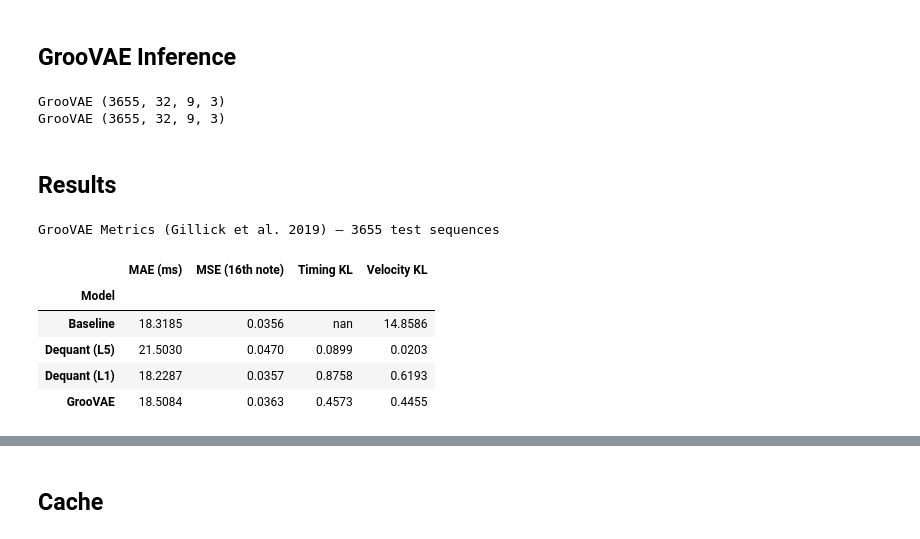
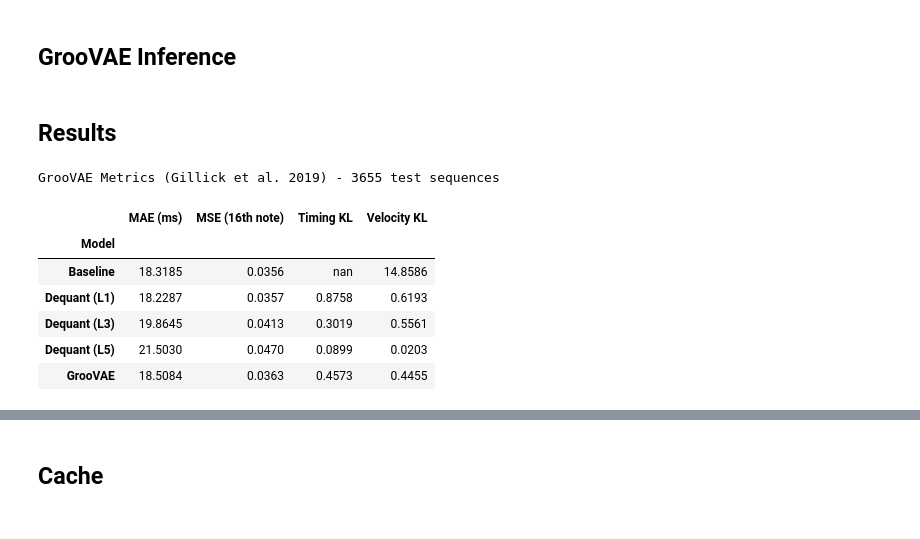
Before and after one commit to amonbenson/dequant, a Jupyter notebook: notebooks/compute_quantitative_metrics.ipynb, the cells around one changed output, grey strips where cells are left out. Saved outputs shown, nothing was run; the diff lists cells and outputs as text; code cells hidden in the pictures.

```diff
--- a/notebooks/compute_quantitative_metrics.ipynb
+++ b/notebooks/compute_quantitative_metrics.ipynb
@@ -27,7 +29,6 @@ from pathlib import Path
 import numpy as np
 import pandas as pd
 import torch
-import pretty_midi
 
 # Make the project root importable from within the notebooks/ directory
 ROOT = Path("..").resolve()
@@ -42,11 +43,11 @@ MAGENTA_PYTHON = MAGENTA_VENV / "bin/python"
 MAGENTA_SCRIPT = ROOT / "notebooks/magenta_groovae_infer.py"
 
 # Configuration
-CHECKPOINT_PATH = ROOT / ".data/checkpoints/dequant.pt"
 CHECKPOINT_PATH_L1 = ROOT / ".data/checkpoints/dequant_l1.pt"
+CHECKPOINT_PATH_L3 = ROOT / ".data/checkpoints/dequant_l3.pt"
+CHECKPOINT_PATH_L5 = ROOT / ".data/checkpoints/dequant_l5.pt"
 TEST_DATA_DIR = ROOT / ".data/dataset/test"
 GROOVAE_CKPT_DIR = ROOT / ".data/groovae_2bar_humanize"
-DEVICE = "cuda" if torch.cuda.is_available() else "cpu"
 
 # Evaluation window: 32 steps = 2 bars at 4 steps/beat in 4/4 time.
 # groovae_2bar_humanize operates on 2-bar (32-step) windows and is specifically
@@ -58,6 +59,3 @@ EVAL_SEQ_LEN = 32
 N_SAMPLES = 3655  # number of test sequences (one per track for diversity)
 TEMPO_BPM = 120
 STEPS_PER_BEAT = CONFIG.model.drums.steps_per_beat  # = 4; used in KL grouping and MAE unit convers
-
-print(f"Device: {DEVICE}")
-print(f"Checkpoint: {CHECKPOINT_PATH}")
@@ -96,6 +110,6 @@ Implementations follow the definitions in Gillick et al. (2019) §6.2 exactly:
 # %%
 def timing_mae(pred_offsets: np.ndarray, gt_offsets: np.ndarray, hit_mask: np.ndarray) -> float:
-    """Mean absolute timing error in milliseconds at GT hit positions (Gillick et al. §6.2)."""
+    """Mean absolute timing error in milliseconds at GT hit positions (Gillick et al. S6.2)."""
     ms_per_step = 60_000.0 / (TEMPO_BPM * STEPS_PER_BEAT)
     return float(np.abs(pred_offsets[hit_mask] - gt_offsets[hit_mask]).mean() * ms_per_step)
 
@@ -107,7 +121,7 @@ def timing_mse(pred_offsets: np.ndarray, gt_offsets: np.ndarray, hit_mask: np.nd
 
 def _gaussian_kl(p_vals: np.ndarray, q_vals: np.ndarray) -> float:
     """
-    Analytical KL(N(μ_p, σ_p) ‖ N(μ_q, σ_q)).
+    Analytical KL(N(mu_p, sigma_p) || N(mu_q, sigma_q)).
     Returns nan for degenerate groups (< 2 samples or near-zero variance).
     """
     if len(p_vals) < 2 or len(q_vals) < 2:
@@ -126,11 +140,11 @@ def _kl_by_beat_subdivision(
     gt_hit_mask: np.ndarray,
 ) -> float:
     """
-    Average Gaussian KL(pred ‖ GT) across the 4 beat-subdivision groups
-    (step % STEPS_PER_BEAT), as in Gillick et al. (2019) §6.2.
+    Average Gaussian KL(pred || GT) across the 4 beat-subdivision groups
+    (step % STEPS_PER_BEAT), as in Gillick et al. (2019) S6.2.
 
     Each model uses its *own* hit mask so the two distributions are
-    independent — not position-matched. This is correct for GrooVAE,
+    independent - not position-matched. This is correct for GrooVAE,
     which may place hits at slightly different positions from GT.
     """
     T = pred_vals.shape[1]
@@ -150,26 +164,26 @@ def _kl_by_beat_subdivision(
 
 def velocity_kl(pred_ov: np.ndarray, gt_hov: np.ndarray,
                 pred_hit_mask: np.ndarray, gt_hit_mask: np.ndarray) -> float:
-    """Gaussian KL(pred_vel ‖ gt_vel) averaged over beat subdivisions."""
+    """Gaussian KL(pred_vel || gt_vel) averaged over beat subdivisions."""
     return _kl_by_beat_subdivision(pred_ov[..., 1], gt_hov[..., 2], pred_hit_mask, gt_hit_mask)
 
 
 def timing_kl(pred_ov: np.ndarray, gt_hov: np.ndarray,
               pred_hit_mask: np.ndarray, gt_hit_mask: np.ndarray) -> float:
-    """Gaussian KL(pred_offset ‖ gt_offset) averaged over beat subdivisions."""
+    """Gaussian KL(pred_offset || gt_offset) averaged over beat subdivisions."""
     return _kl_by_beat_subdivision(pred_ov[..., 0], gt_hov[..., 1], pred_hit_mask, gt_hit_mask)
 
 
 def compute_all_metrics(pred_ov: np.ndarray, gt_hov: np.ndarray,
                         pred_hit_mask: np.ndarray | None = None) -> dict:
     """
-    Compute all four GrooVAE metrics (Gillick et al. §6.2).
+    Compute all four GrooVAE metrics (Gillick et al. S6.2).
 
     Args:
         pred_ov:        Predicted (offset, velocity), shape (N, T, I, 2).
         gt_hov:         Ground-truth HOV,             shape (N, T, I, 3).
         pred_hit_mask:  Hit mask for the model,       shape (N, T, I).
-                        Defaults to GT hit mask — correct for Baseline and
+                        Defaults to GT hit mask - correct for Baseline and
                         Dequant which always predict at GT hit positions.
                         Pass GrooVAE's own hit mask to compare independent
                         velocity/offset distributions as the paper does.
@@ -254,13 +268,14 @@ Baseline (3655, 32, 9, 2)
 
 Feeds the hit-only sequence into `Predictor.process_sequence()` and extracts the predicted (offset, velocity) output.
 # %%
-def run_dequant(gt_hov: np.ndarray, checkpoint_path: Path, device: str) -> np.ndarray:
+def run_dequant(gt_hov: np.ndarray, checkpoint_path: Path) -> np.ndarray:
     """
     Run the Dequant transformer on each test sequence.
 
     Input:  hit mask from gt_hov[..., 0]   shape (T, instruments).
     Output: predicted (offset, velocity),  shape (N, T, instruments, 2).
     """
+
     predictor = Predictor(PredictorConfig(checkpoint=checkpoint_path, model=CONFIG.model))
     predictor.model.eval()
 
@@ -269,7 +284,7 @@ def run_dequant(gt_hov: np.ndarray, checkpoint_path: Path, device: str) -> np.nd
 
     for i, hov in enumerate(gt_hov):
         print(f"Infering {i + 1}/{len(gt_hov)}")
-        hits = torch.from_numpy(hov[..., 0]).float()   # (T, instruments)
+        hits = torch.from_numpy(hov[..., 0]).float()    # (T, instruments)
         predictor.reset()
         result = predictor.process_sequence(hits)       # (T, instruments, 3)
         ov = result[:, :, 1:3].cpu().numpy()            # (T, instruments, 2)
@@ -286,8 +301,11 @@ def run_dequant(gt_hov: np.ndarray, checkpoint_path: Path, device: str) -> np.nd
 
 
 CONFIG.model.transformer.n_layers = 1
-pred_dequant_l1 = run_dequant(gt_hov, CHECKPOINT_PATH_L1, DEVICE)
+pred_dequant_l1 = run_dequant(gt_hov, CHECKPOINT_PATH_L1)
+
+CONFIG.model.transformer.n_layers = 3
+pred_dequant_l3 = run_dequant(gt_hov, CHECKPOINT_PATH_L3)
 
 CONFIG.model.transformer.n_layers = 5
-pred_dequant = run_dequant(gt_hov, CHECKPOINT_PATH, DEVICE)
+pred_dequant_l5 = run_dequant(gt_hov, CHECKPOINT_PATH_L5)
 # %% [output]
@@ -331,9 +361,7 @@ def run_groovae_external(gt_hov):
         max_seq_len=CONFIG.model.max_seq_len,
     ))
 
-    # Build base64-encoded quantised MIDI inputs:
-    # - timing offsets zeroed (on-grid)
-    # - GT velocities preserved (matches paper's "quantized drum pattern" input)
+    # Build base64-encoded quantised MIDI inputs (offsets zeroed, uniform velocity at hit positions)
     input_midis: list[str] = []
     for hov in gt_hov:
         quantised = hov.copy()
@@ -391,46 +419,45 @@ def run_groovae_external(gt_hov):
 
 pred_groovae_hov = run_groovae_external(gt_hov)
 print(f"GrooVAE {pred_groovae_hov.shape}")
-# %% [output]
-GrooVAE (3655, 32, 9, 3)
-GrooVAE (3655, 32, 9, 3)
 # %% [markdown]
 ## Results
 # %%
 # Baseline and Dequant always predict at GT hit positions -> pred_hit_mask=None.
 # GrooVAE may place hits differently -> pass its own hit mask so KL compares
 # independent distributions, matching the paper's "aggregate all predicted notes".
 
 model_preds = {
     "Baseline": (pred_baseline, None),
-    "Dequant (L5)": (pred_dequant, None),
     "Dequant (L1)": (pred_dequant_l1, None),
+    "Dequant (L3)": (pred_dequant_l3, None),
+    "Dequant (L5)": (pred_dequant_l5, None),
     "GrooVAE": (pred_groovae_hov[..., 1:3], pred_groovae_hov[..., 0] > 0.5),
 }
 
 metrics = {
     name: compute_all_metrics(pred_ov, gt_hov, pred_hit_mask)
     for name, (pred_ov, pred_hit_mask) in model_preds.items()
 }
 
 df = pd.DataFrame(metrics).T
 df.index.name = "Model"
 
 df.style \
     .format("{:.4f}") \
-    .set_caption(f"GrooVAE Metrics (Gillick et al. 2019) — {N_SAMPLES} test sequences") \
+    .set_caption(f"GrooVAE Metrics (Gillick et al. 2019) - {N_SAMPLES} test sequences") \
     .set_table_styles([
         {"selector": "caption", "props": [("font-weight", "bold"), ("font-size", "1.1em"), ("padding-bottom", "6px")]},
         {"selector": "th", "props": [("text-align", "center")]},
         {"selector": "td", "props": [("text-align", "right"), ("padding", "4px 12px")]},
     ])
 # %% [output]
-GrooVAE Metrics (Gillick et al. 2019) — 3655 test sequences
+GrooVAE Metrics (Gillick et al. 2019) - 3655 test sequences
 |  | MAE (ms) | MSE (16th note) | Timing KL | Velocity KL |
 | Model |  |  |  |  |
 | Baseline | 18.3185 | 0.0356 | nan | 14.8586 |
+| Dequant (L1) | 18.2287 | 0.0357 | 0.8758 | 0.6193 |
+| Dequant (L3) | 19.8645 | 0.0413 | 0.3019 | 0.5561 |
 | Dequant (L5) | 21.5030 | 0.0470 | 0.0899 | 0.0203 |
-| Dequant (L1) | 18.2287 | 0.0357 | 0.8758 | 0.6193 |
 | GrooVAE | 18.5084 | 0.0363 | 0.4573 | 0.4455 |
 # %%
 import matplotlib.pyplot as plt
```
Also changed, not shown: parts of 6 cells of this notebook.
